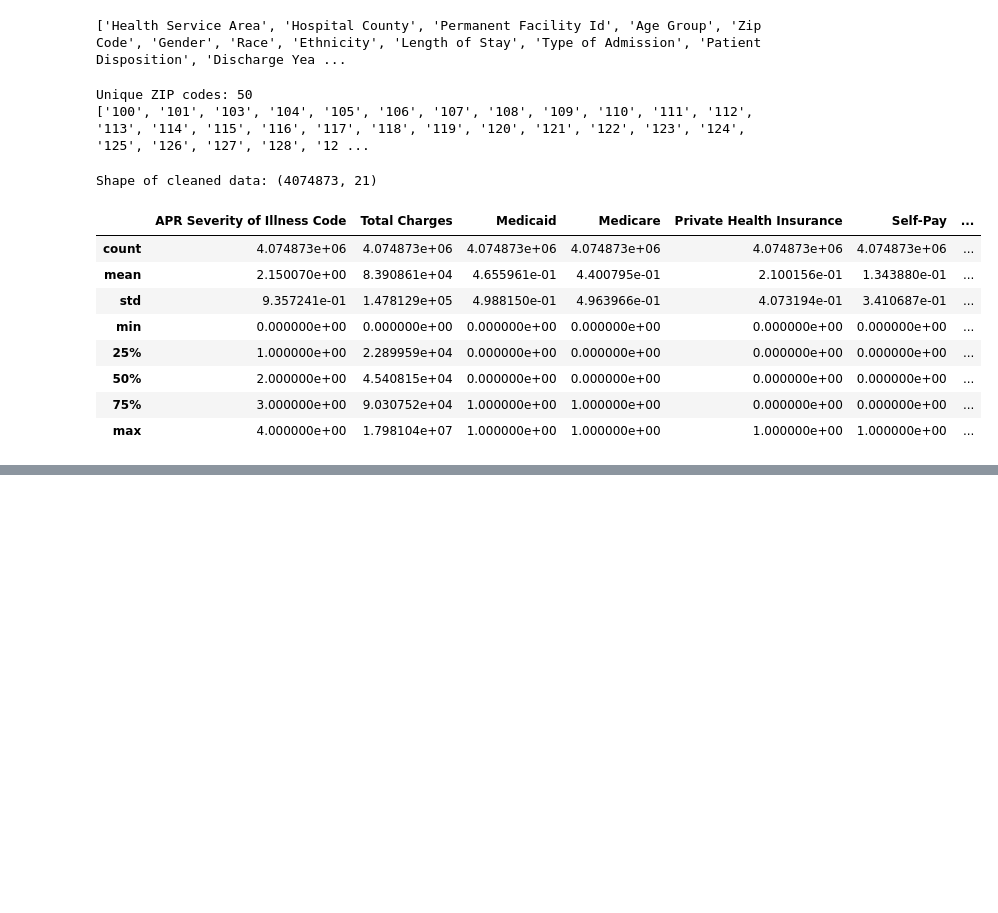
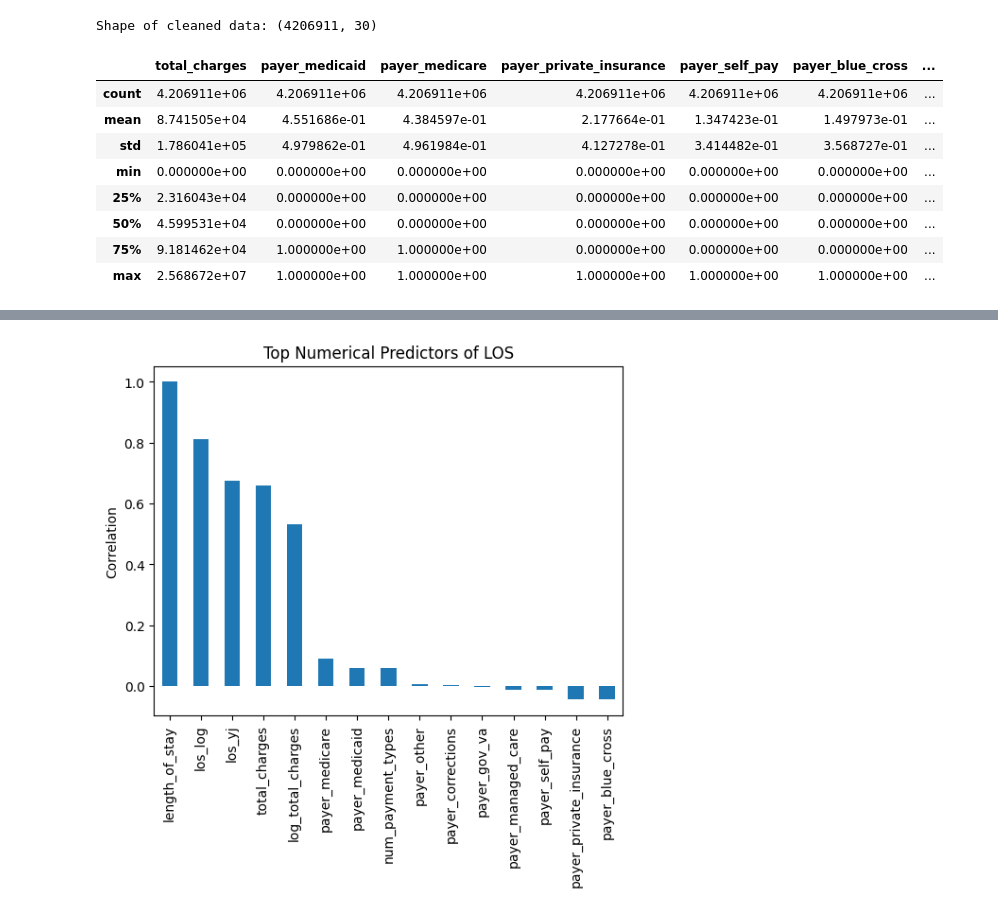
Before and after one commit to hannaginther/ENGG680_2025_Fall, a Jupyter notebook: MLTest_CorrelationData.ipynb, the cells around one changed output, grey strips where cells are left out. Saved outputs shown, nothing was run; the diff lists cells and outputs as text; code cells hidden in the pictures; blank space fills up the shorter version.

```diff
--- a/MLTest_CorrelationData.ipynb
+++ b/MLTest_CorrelationData.ipynb
@@ -8,6 +8,6 @@ from google.colab import drive
 drive.mount('/content/drive')
 
 #Loading Data
-path = "/content/drive/MyDrive/sparcs_cleaned_v3.csv"
-data = pd.read_csv(path)
+path = "/content/drive/MyDrive/sparcs_model_v1.feather"
+data = pd.read_feather(path)
 # %% [output]
@@ -45,12 +44,0 @@ memory usage: 970.1+ MB
-# %%
-#Looking at columns, which data would be useful to be included
-print(data.columns.tolist())
-# %% [output]
-['Health Service Area', 'Hospital County', 'Permanent Facility Id', 'Age Group', 'Zip Code', 'Gender', 'Race', 'Ethnicity', 'Length of Stay', 'Type of Admission', 'Patient Disposition', 'Discharge Yea ...
-# %%
-#Looking at ZIP Codes
-print("Unique ZIP codes:", data['Zip Code'].nunique())
-print(sorted(data['Zip Code'].unique()))
-# %% [output]
-Unique ZIP codes: 50
-['100', '101', '103', '104', '105', '106', '107', '108', '109', '110', '111', '112', '113', '114', '115', '116', '117', '118', '119', '120', '121', '122', '123', '124', '125', '126', '127', '128', '12 ...
@@ -61,3 +45,15 @@ drop_columns=['Health Service Area', 'Hospital County', 'Permanent Facility Id',
+# %%
+drop_columns=['disposition', 'discharge_year', 'ccsr_px_cod', 'apr_med_surg_desc']
+
+float_columns = ['log_total_charges', 'los_log', 'los_yj']
+
+categorical_cols = ['zip_code', 'health_service_area', 'facility_id', 'hospital_county', 'age_group',
+                    'gender', 'race', 'ethnicity', 'admission_type', 'apr_mortality_risk',
+                    'apr_severity_code', 'apr_drg_code', 'apr_mdc_code', 'ccsr_dx_code']
+
+numeric_cols = ['payer_medicaid', 'payer_medicare','payer_private_insurance','payer_self_pay',
+                'payer_blue_cross','payer_other', 'payer_gov_va',
+                'payer_corrections','payer_managed_care','num_payment_types']
 # %%
 #Creating a function to clean and prepare data set
 def clean_data(df):
@@ -66,15 +62,15 @@ def clean_data(df):
   df = df.drop_duplicates()
 
 #Excluding the rows that do not have LOS; Missing data
-  df = df.dropna(subset = ['Length of Stay'])
+  df = df.dropna(subset = ['length_of_stay'])
 
 #Convert data to numerical, Drop those who can't convert
-  df['Length of Stay'] = pd.to_numeric(df['Length of Stay'], errors='coerce')
-  df = df.dropna(subset = ['Length of Stay'])
+  df['length_of_stay'] = pd.to_numeric(df['length_of_stay'], errors='coerce')
+  df = df.dropna(subset = ['length_of_stay'])
 
 #Remove out-of-state ZIP Codes ('OOS')
   if 'Zip Code' in df.columns:
-      df = df[df['Zip Code'] != 'OOS']
+      df = df[df['zip_code'] != 'OOS']
 
   df = df.drop(columns =[c for c in drop_columns if c in df.columns], errors = 'ignore')
 
@@ -85,4 +81,4 @@ data = clean_data(data)
 
 print("Shape of cleaned data:", data.shape)  # rows, columns
 # %% [output]
-Shape of cleaned data: (4074873, 21)
+Shape of cleaned data: (4206911, 30)
@@ -96,33 +85,36 @@ categorical_columns = ['Zip Code', 'Age Group', 'Gender', 'Race', 'Ethnicity',
 # %%
 #CORRELATIONS FOR NUMERICAL DATA (INT64)
 
 #Getting numerical columns (int + float)
 numerical_columns = data.select_dtypes(include = ['int64', 'float64']).columns.tolist()
 
 #Remove target variable from the predictor list
-numerical_columns.remove('Length of Stay')
+numerical_columns.remove('length_of_stay')
 display(data[numerical_columns].describe())
 
 #Calculate correlations between LOS and each numeric variable
-correlations = (data[numerical_columns + ['Length of Stay']]
-                .corr()['Length of Stay'].sort_values(ascending = False))
+correlations = (data[numerical_columns + ['length_of_stay']]
+                .corr()['length_of_stay'].sort_values(ascending = False))
 print(correlations)
 
-
+correlations.head(15).plot(kind='bar')
+plt.title("Top Numerical Predictors of LOS")
+plt.ylabel("Correlation")
+plt.show()
 
 #DATA TAKEAWAYS
 
 #Medicare - Slight positive correlation: patients with Medicare tend to have slightly longer stays. But still not very strong.
 #More payment types associated with slightly longer stay, could indicate complex cases
 
 #Payment indicators have very weak correlation with LOS, are not strong predictors
 # %% [output]
-|  | APR Severity of Illness Code | Total Charges | Medicaid | Medicare | Private Health Insurance | Self-Pay | ... |
-| count | 4.074873e+06 | 4.074873e+06 | 4.074873e+06 | 4.074873e+06 | 4.074873e+06 | 4.074873e+06 | ... |
-| mean | 2.150070e+00 | 8.390861e+04 | 4.655961e-01 | 4.400795e-01 | 2.100156e-01 | 1.343880e-01 | ... |
-| std | 9.357241e-01 | 1.478129e+05 | 4.988150e-01 | 4.963966e-01 | 4.073194e-01 | 3.410687e-01 | ... |
+|  | total_charges | payer_medicaid | payer_medicare | payer_private_insurance | payer_self_pay | payer_blue_cross | ... |
+| count | 4.206911e+06 | 4.206911e+06 | 4.206911e+06 | 4.206911e+06 | 4.206911e+06 | 4.206911e+06 | ... |
+| mean | 8.741505e+04 | 4.551686e-01 | 4.384597e-01 | 2.177664e-01 | 1.347423e-01 | 1.497973e-01 | ... |
+| std | 1.786041e+05 | 4.979862e-01 | 4.961984e-01 | 4.127278e-01 | 3.414482e-01 | 3.568727e-01 | ... |
 | min | 0.000000e+00 | 0.000000e+00 | 0.000000e+00 | 0.000000e+00 | 0.000000e+00 | 0.000000e+00 | ... |
-| 25% | 1.000000e+00 | 2.289959e+04 | 0.000000e+00 | 0.000000e+00 | 0.000000e+00 | 0.000000e+00 | ... |
-| 50% | 2.000000e+00 | 4.540815e+04 | 0.000000e+00 | 0.000000e+00 | 0.000000e+00 | 0.000000e+00 | ... |
-| 75% | 3.000000e+00 | 9.030752e+04 | 1.000000e+00 | 1.000000e+00 | 0.000000e+00 | 0.000000e+00 | ... |
-| max | 4.000000e+00 | 1.798104e+07 | 1.000000e+00 | 1.000000e+00 | 1.000000e+00 | 1.000000e+00 | ... |
+| 25% | 2.316043e+04 | 0.000000e+00 | 0.000000e+00 | 0.000000e+00 | 0.000000e+00 | 0.000000e+00 | ... |
+| 50% | 4.599531e+04 | 0.000000e+00 | 0.000000e+00 | 0.000000e+00 | 0.000000e+00 | 0.000000e+00 | ... |
+| 75% | 9.181462e+04 | 1.000000e+00 | 1.000000e+00 | 0.000000e+00 | 0.000000e+00 | 0.000000e+00 | ... |
+| max | 2.568672e+07 | 1.000000e+00 | 1.000000e+00 | 1.000000e+00 | 1.000000e+00 | 1.000000e+00 | ... |
@@ -143,3 +137,4 @@ Name: Length of Stay, dtype: float64
+[figure, added]
 # %%
 #CORRELATIONS FOR CATERGORICAL DATA (object)
 
```
Also changed, not shown: parts of 6 cells of this notebook.
